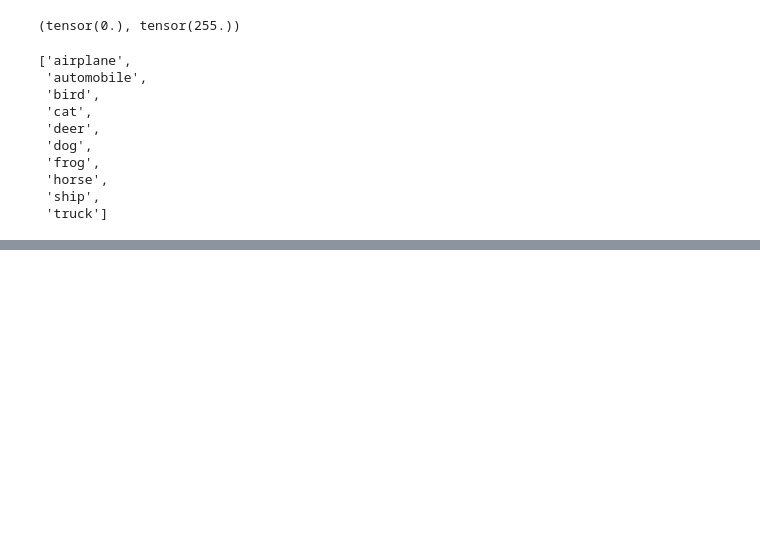
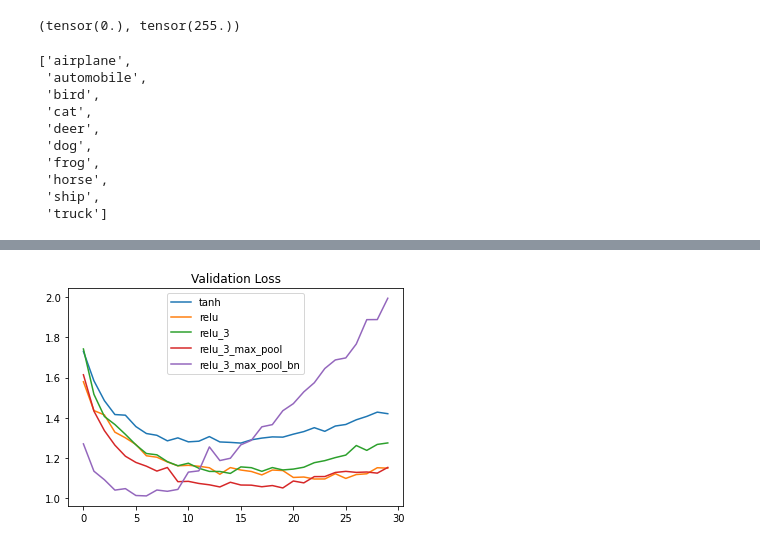
Before and after one commit to cr0cus/CV-Practice, a Jupyter notebook: cifar10.ipynb, the cells around one changed output, grey strips where cells are left out. Saved outputs shown, nothing was run; the diff lists cells and outputs as text; code cells hidden in the pictures; blank space fills up the shorter version.

```diff
--- a/cifar10.ipynb
+++ b/cifar10.ipynb
@@ -57,0 +251,7 @@ tensor(6) tensor(9) tensor(9) tensor(4) tensor(1) tensor(1) tensor(2) tensor(7)
+# %%
+for experiment_id in losses.keys():
+    plt.plot(losses[experiment_id], label=experiment_id)
+plt.legend()
+plt.title('Validation Loss');
+# %% [output]
+[figure, added]
```
Also changed, not shown: parts of 8 cells of this notebook.
